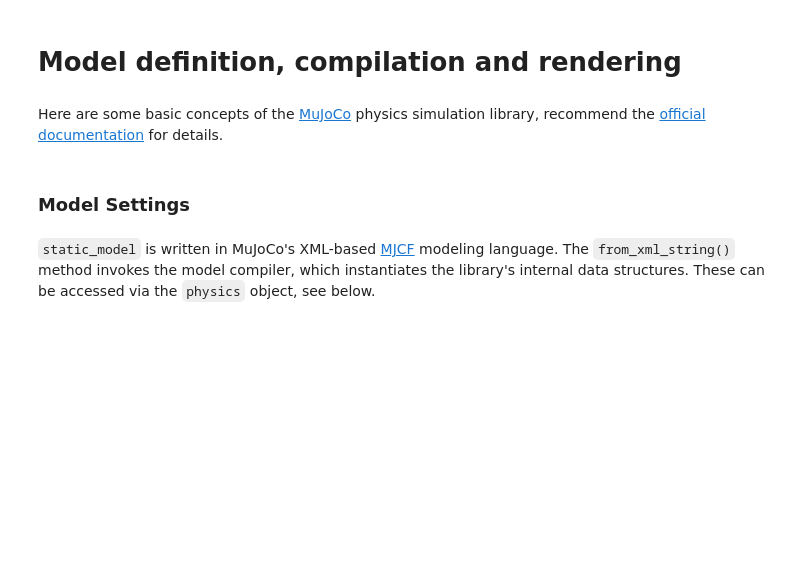
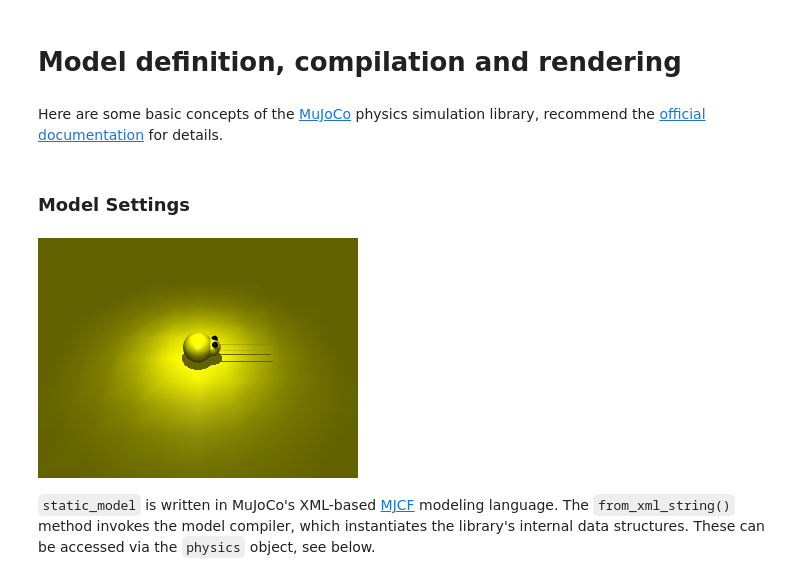
Before and after one commit to ZacharyZekaiXu/ZekaiXu_CrossmodalRecognition, a Jupyter notebook: ZX_BeeCrossmodalTask.ipynb, the cells around one changed output. Drawn from its saved outputs; the diff is of its cells as text; code cells hidden in the pictures; blank space fills up the shorter version.

```diff
--- a/ZX_BeeCrossmodalTask.ipynb
+++ b/ZX_BeeCrossmodalTask.ipynb
@@ -162,7 +261,7 @@ Here are some basic concepts of the [MuJoCo](http://mujoco.org/) physics simulat
 # %% [markdown]
 ### Model Settings
 # %%
-
+#@title {vertical-output: true}
 bee_pointmodel = """
 <mujoco>
     <size njmax="3000" nconmax="1000"/>
@@ -174,7 +273,7 @@ bee_pointmodel = """
         <velocity ctrlrange="-1 1" ctrllimited="true" forcerange="-.05 .05" forcelimited="true"/>
         <site size="0.032" type="sphere"/>
     </default>
-    <worldbody>
+    <worldbody>-
         <light name="toplight" pos="0 0 1"/>
         <geom name="floor" size="5 5 0.1" type="plane" condim="6"/>
         <body name="robot" pos="0 0 .1">
@@ -185,36 +284,35 @@ bee_pointmodel = """
             <joint type="hinge" axis="0 0 1" name="z" damping="0.005"/>
             <geom name="robot" type="sphere" size=".1" friction="1 0.01 0.01"/>
             <geom name="beehead" pos="0.09 0 0" size="0.06" type="sphere" density = "0"/>
             <geom name="beewhister1" type="cylinder"  size="0.004 .8" fromto="0.1 -.03 0 0.5 -.03 0"/>
             <geom name="beewhister2" type="cylinder"  size="0.004 .8" fromto="0.1 .03 0 0.5 .03 0"/>
             <geom name="beeeye1" type="sphere" size=".02" pos=".11 -.03 0.05" rgba="0 0 0 1"/>
             <geom name="beeeye2" type="sphere" size=".02" pos=".11 0.03 0.05" rgba = "0 0 0 1"/>
             <site name="robot" rgba="1 0 0 .1"/>
         </body>
     </worldbody>
     <sensor>
         <!-- Used for observation -->
         <accelerometer site="robot" name="accelerometer"/>
         <velocimeter site="robot" name="velocimeter"/>
         <gyro site="robot" name="gyro"/>
         <magnetometer site="robot" name="magnetometer"/>
-
-
-
         <!-- Used for intrinsic constraints -->
         <subtreecom body="robot" name="subtreecom"/>
         <subtreelinvel body="robot" name="subtreelinvel"/>
         <subtreeangmom body="robot" name="subtreeangmom"/>
     </sensor>
     <actuator>
         <motor gear="0.3 0 0 0 0 0" site="robot" name="x"/>
         <velocity gear="0.3" jointinparent="z" name="z"/>
     </actuator>
 </mujoco>
 """
 physics = mujoco.Physics.from_xml_string(bee_pointmodel)
 pixels = physics.render()
 PIL.Image.fromarray(pixels)
+# %% [output]
+[figure, added]
 # %% [markdown]
 `static_model` is written in MuJoCo's XML-based [MJCF](http://www.mujoco.org/book/modeling.html) modeling language. The `from_xml_string()` method invokes the model compiler, which instantiates the library's internal data structures. These can be accessed via the `physics` object, see below.
 # %%
```
Also changed, not shown: parts of 43 cells of this notebook.
